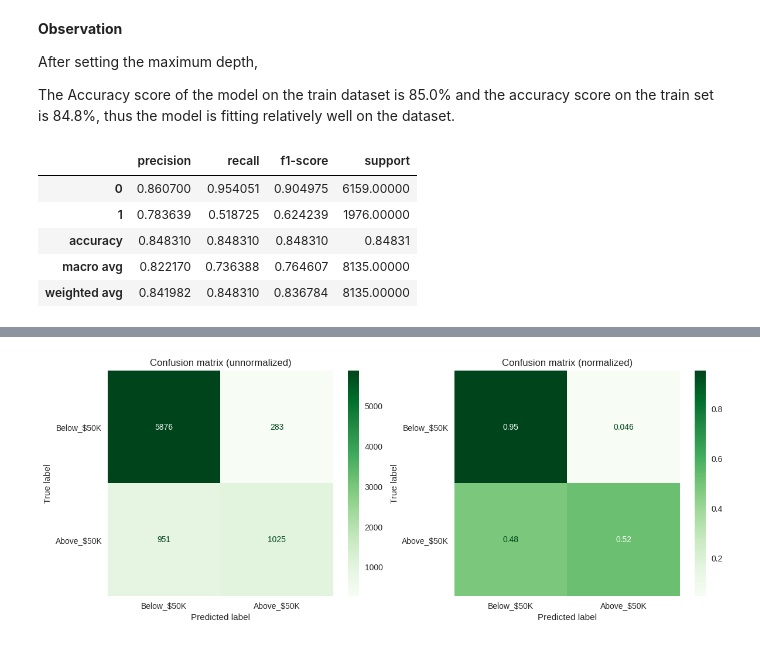
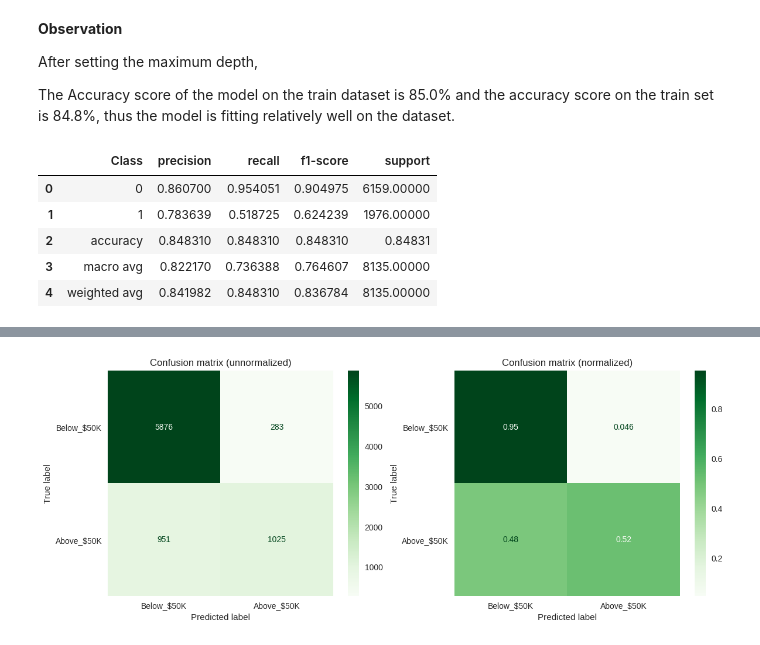
Before and after one commit to imugagga/Adults_Dataset, a Jupyter notebook: Adults_Dataset_Predictions.ipynb, the cells around one changed output, grey strips where cells are left out. Drawn from its saved outputs; the diff is of its cells as text; code cells hidden in the pictures.

```diff
--- a/Adults_Dataset_Predictions.ipynb
+++ b/Adults_Dataset_Predictions.ipynb
@@ -795,12 +818,14 @@ The Accuracy score of the model on the train dataset is 85.0%  and the accuracy
 # %%
 #Model Evaluation Using the Classification Report
 report = classification_report(y_test,dec_preds, output_dict=True)
 dec_rpt = pd.DataFrame(report).T
+dec_rpt.reset_index(inplace=True)
+dec_rpt.rename(columns={'index':'Class'}, inplace=True)
 dec_rpt
 # %% [output]
-|  | precision | recall | f1-score | support |
-| 0 | 0.860700 | 0.954051 | 0.904975 | 6159.00000 |
-| 1 | 0.783639 | 0.518725 | 0.624239 | 1976.00000 |
-| accuracy | 0.848310 | 0.848310 | 0.848310 | 0.84831 |
-| macro avg | 0.822170 | 0.736388 | 0.764607 | 8135.00000 |
-| weighted avg | 0.841982 | 0.848310 | 0.836784 | 8135.00000 |
+|  | Class | precision | recall | f1-score | support |
+| 0 | 0 | 0.860700 | 0.954051 | 0.904975 | 6159.00000 |
+| 1 | 1 | 0.783639 | 0.518725 | 0.624239 | 1976.00000 |
+| 2 | accuracy | 0.848310 | 0.848310 | 0.848310 | 0.84831 |
+| 3 | macro avg | 0.822170 | 0.736388 | 0.764607 | 8135.00000 |
+| 4 | weighted avg | 0.841982 | 0.848310 | 0.836784 | 8135.00000 |
```
Also changed, not shown: parts of 18 cells of this notebook.
